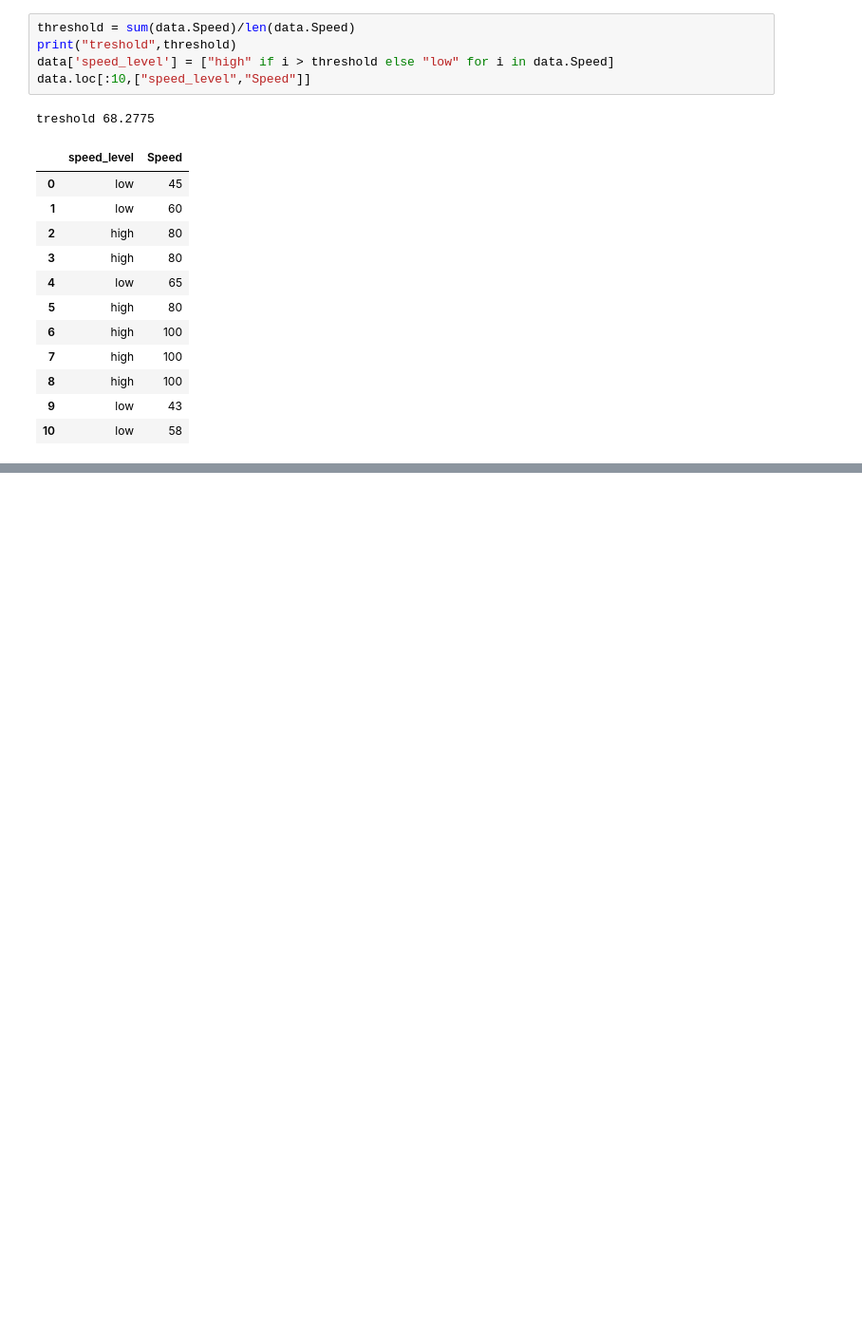
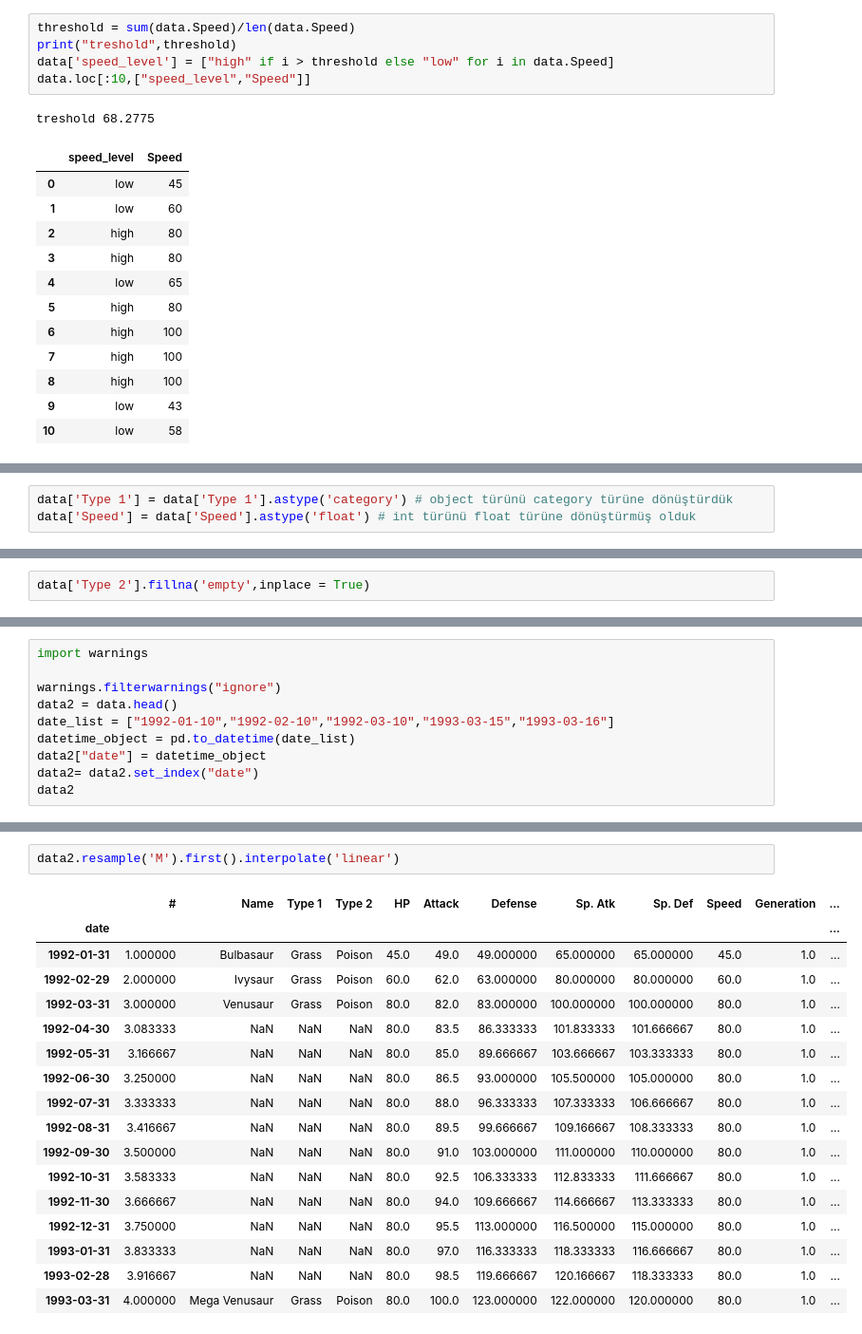
Before and after one commit to selametsamli/Artificial-Intelligence, a Jupyter notebook: data-science/data_science.ipynb, the cells around one changed output, grey strips where cells are left out. Shown at 95% size. Drawn from its saved outputs; the diff is of its cells as text; blank space fills up the shorter version.

```diff
--- a/data-science/data_science.ipynb
+++ b/data-science/data_science.ipynb
@@ -191,0 +306,3 @@ treshold 68.2775
+# %%
+data['Type 1'] = data['Type 1'].astype('category') # object türünü category türüne dönüştürdük
+data['Speed'] = data['Speed'].astype('float') # int türünü float türüne dönüştürmüş olduk
@@ -191,0 +326,2 @@ treshold 68.2775
+# %%
+data['Type 2'].fillna('empty',inplace = True)
@@ -191,0 +369,10 @@ treshold 68.2775
+# %%
+import warnings
+
+warnings.filterwarnings("ignore")
+data2 = data.head()
+date_list = ["1992-01-10","1992-02-10","1992-03-10","1993-03-15","1993-03-16"]
+datetime_object = pd.to_datetime(date_list)
+data2["date"] = datetime_object
+data2= data2.set_index("date")
+data2
@@ -191,0 +440,20 @@ treshold 68.2775
+# %%
+data2.resample('M').first().interpolate('linear')
+# %% [output]
+|  | # | Name | Type 1 | Type 2 | HP | Attack | Defense | Sp. Atk | Sp. Def | Speed | Generation | ... |
+| date |  |  |  |  |  |  |  |  |  |  |  | ... |
+| 1992-01-31 | 1.000000 | Bulbasaur | Grass | Poison | 45.0 | 49.0 | 49.000000 | 65.000000 | 65.000000 | 45.0 | 1.0 | ... |
+| 1992-02-29 | 2.000000 | Ivysaur | Grass | Poison | 60.0 | 62.0 | 63.000000 | 80.000000 | 80.000000 | 60.0 | 1.0 | ... |
+| 1992-03-31 | 3.000000 | Venusaur | Grass | Poison | 80.0 | 82.0 | 83.000000 | 100.000000 | 100.000000 | 80.0 | 1.0 | ... |
+| 1992-04-30 | 3.083333 | NaN | NaN | NaN | 80.0 | 83.5 | 86.333333 | 101.833333 | 101.666667 | 80.0 | 1.0 | ... |
+| 1992-05-31 | 3.166667 | NaN | NaN | NaN | 80.0 | 85.0 | 89.666667 | 103.666667 | 103.333333 | 80.0 | 1.0 | ... |
+| 1992-06-30 | 3.250000 | NaN | NaN | NaN | 80.0 | 86.5 | 93.000000 | 105.500000 | 105.000000 | 80.0 | 1.0 | ... |
+| 1992-07-31 | 3.333333 | NaN | NaN | NaN | 80.0 | 88.0 | 96.333333 | 107.333333 | 106.666667 | 80.0 | 1.0 | ... |
+| 1992-08-31 | 3.416667 | NaN | NaN | NaN | 80.0 | 89.5 | 99.666667 | 109.166667 | 108.333333 | 80.0 | 1.0 | ... |
+| 1992-09-30 | 3.500000 | NaN | NaN | NaN | 80.0 | 91.0 | 103.000000 | 111.000000 | 110.000000 | 80.0 | 1.0 | ... |
+| 1992-10-31 | 3.583333 | NaN | NaN | NaN | 80.0 | 92.5 | 106.333333 | 112.833333 | 111.666667 | 80.0 | 1.0 | ... |
+| 1992-11-30 | 3.666667 | NaN | NaN | NaN | 80.0 | 94.0 | 109.666667 | 114.666667 | 113.333333 | 80.0 | 1.0 | ... |
+| 1992-12-31 | 3.750000 | NaN | NaN | NaN | 80.0 | 95.5 | 113.000000 | 116.500000 | 115.000000 | 80.0 | 1.0 | ... |
+| 1993-01-31 | 3.833333 | NaN | NaN | NaN | 80.0 | 97.0 | 116.333333 | 118.333333 | 116.666667 | 80.0 | 1.0 | ... |
+| 1993-02-28 | 3.916667 | NaN | NaN | NaN | 80.0 | 98.5 | 119.666667 | 120.166667 | 118.333333 | 80.0 | 1.0 | ... |
+| 1993-03-31 | 4.000000 | Mega Venusaur | Grass | Poison | 80.0 | 100.0 | 123.000000 | 122.000000 | 120.000000 | 80.0 | 1.0 | ... |
```
Also changed, not shown: parts of 44 cells of this notebook, 2 other files.
